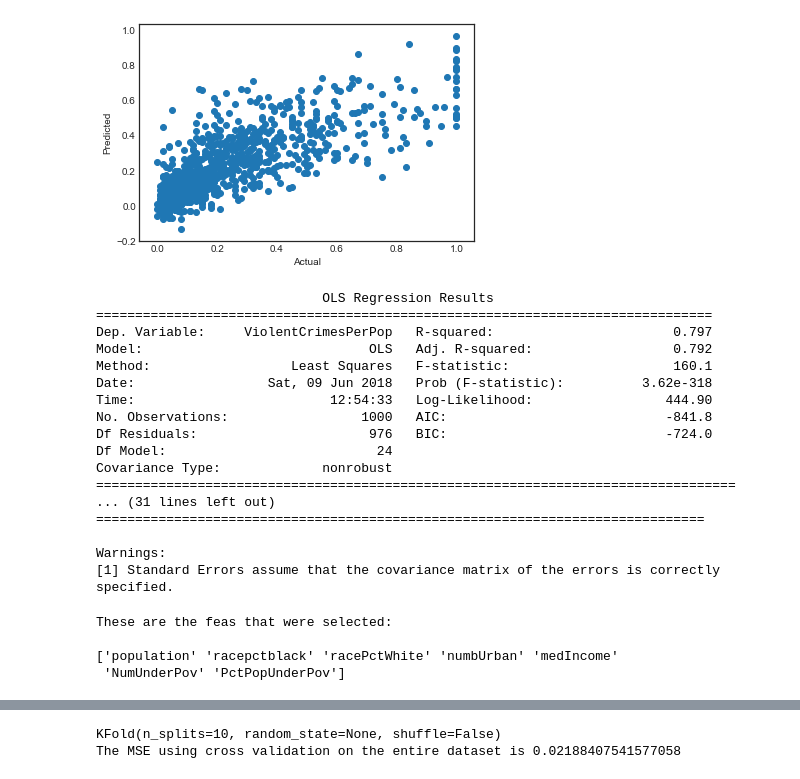
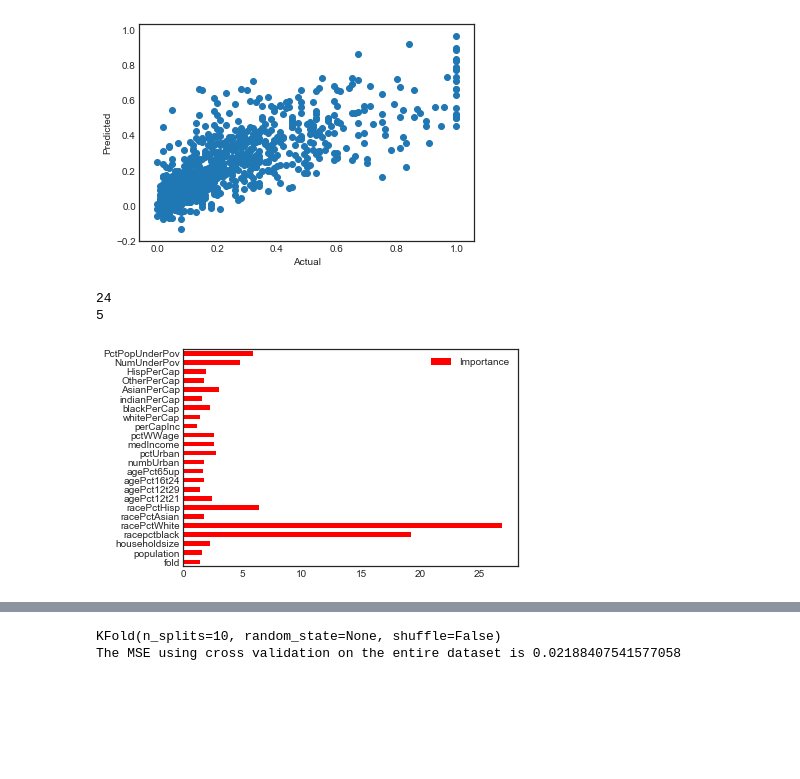
Before and after one commit to megitlearner/Project, a Jupyter notebook: Project.ipynb, the cells around one changed output, grey strips where cells are left out. Saved outputs shown, nothing was run; the diff lists cells and outputs as text; code cells hidden in the pictures; blank space fills up the shorter version.

```diff
--- a/Project.ipynb
+++ b/Project.ipynb
@@ -77,37 +75,34 @@ The MSE using all features is 0.02023605553621239
 R-Squared value is 0.6067416981206519
 [figure]
 # %%
-model = sm.OLS(ytrain,Xtrain).fit()
-print(model.summary())
+#model = sm.OLS(ytrain,Xtrain).fit()
+#print(model.summary())
-# %% [output]
-                             OLS Regression Results
-===============================================================================
-Dep. Variable:     ViolentCrimesPerPop   R-squared:                       0.797
-Model:                             OLS   Adj. R-squared:                  0.792
-Method:                  Least Squares   F-statistic:                     160.1
-Date:                 Sat, 09 Jun 2018   Prob (F-statistic):          3.62e-318
-Time:                         12:54:33   Log-Likelihood:                 444.90
-No. Observations:                 1000   AIC:                            -841.8
-Df Residuals:                      976   BIC:                            -724.0
-Df Model:                           24
-Covariance Type:             nonrobust
-==================================================================================
-... (31 lines left out)
-==============================================================================
-
-Warnings:
-[1] Standard Errors assume that the covariance matrix of the errors is correctly specified.
 # %%
+"""
 perc = 30 # percentage of features to keep
 
 selector = SelectPercentile(f_regression, percentile=perc)
 selector.fit_transform(Xtrain, ytrain)
 selected_cols = selector.get_support()
 selected_feas = Xtrain.columns.values[selected_cols]
 print("These are the feas that were selected:\n")
 print(selected_feas)
+"""
+# Fit randomized decision tress
+etc = ExtraTreesRegressor()
+etc = etc.fit(Xtrain, ytrain)
+model = SelectFromModel(etc, prefit= True)
+XtrainNew = model.transform(Xtrain)
+XtestNew = model.transform(Xtest)
+
+importance = pd.DataFrame({'Importance': etc.feature_importances_*100}, index = Xtrain.columns)
+#importance.sort_values(by='importance', axis=0, ascending=True).plot(kind = 'barh', color = 'r')
+#plt.xlabel('Variable Importance')
+#plt.gca().legend_ = None
+importance.plot(kind = 'barh', color = 'r')
+print("Total Features: ", len(Xtrain.columns))
+print("Selected Features: ", XtrainNew.shape[1])
 # %% [output]
-These are the feas that were selected:
-
-['population' 'racepctblack' 'racePctWhite' 'numbUrban' 'medIncome'
- 'NumUnderPov' 'PctPopUnderPov']
+24
+5
+[figure, added]
```
Also changed, not shown: parts of 13 cells of this notebook.
